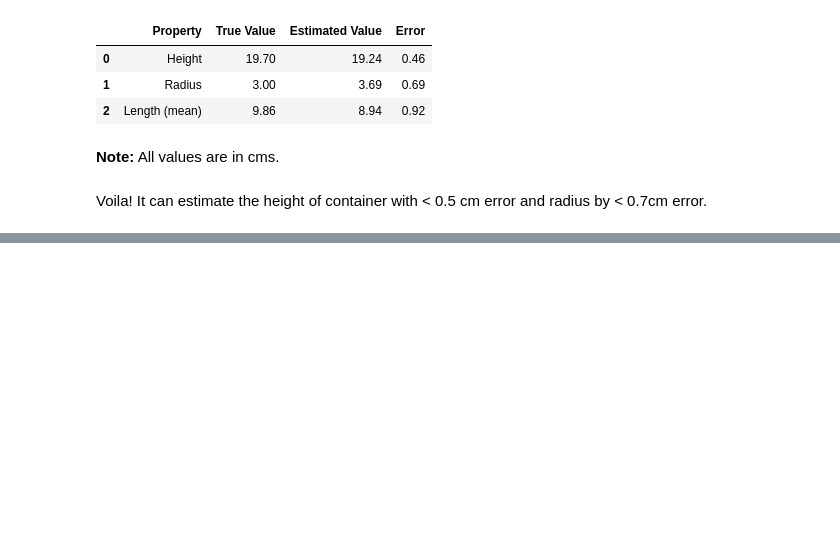
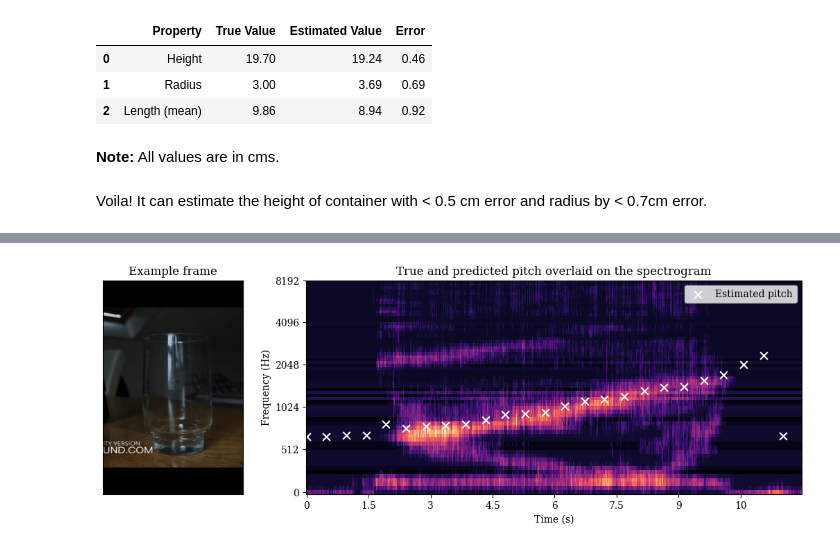
Before and after one commit to bpiyush/SoundOfWater, a Jupyter notebook: playground.ipynb, the cells around one changed output, grey strips where cells are left out. Saved outputs shown, nothing was run; the diff lists cells and outputs as text; code cells hidden in the pictures; blank space fills up the shorter version.

```diff
--- a/playground.ipynb
+++ b/playground.ipynb
@@ -446,0 +463,77 @@ Voila! It can estimate the height of container with < 0.5 cm error and radius by
+# %%
+# Path to the video
+video_path = "./media_assets/ayNzH0uygFw_9.0_21.0.mp4"
+
+# Load video frame
+vr = decord.VideoReader(video_path, num_threads=1)
+duration = len(vr) / vr.get_avg_fps()
+timestamps = np.linspace(0, duration, num=25, endpoint=False)
+frame = PIL.Image.fromarray(vr[0].asnumpy())
+frame = audio_loader.crop_or_pad_to_size(frame, size=(270, 480))
+
+
+y = audio_loader.load_audio_clips(
+    audio_path=video_path,
+    clips=None,
+    load_entire=True,
+    cut_to_clip_len=False,
+    **aload_args,
+)[0]
+S = audio_loader.librosa_harmonic_spectrogram_db(
+    y,
+    sr=visualise_args["sr"],
+    n_fft=visualise_args["n_fft"],
+    hop_length=visualise_args["hop_length"],
+    n_mels=visualise_args['n_mels'],
+)
+
+
+# Load and transform input audio
+audio = audio_loader.load_and_process_audio(
+    audio_path=video_path,
+    clips=None,
+    load_entire=True,
+    cut_to_clip_len=False,
+    audio_transform=audio_transform,
+    aload_args=aload_args,
+    apipe_args=apipe_args,
+)[0]
+
+# Run inference
+with torch.no_grad():
+    NS = audio.shape[-1]
+    duration = NS / 16000
+    t = torch.tensor([[0, duration]]).unsqueeze(0)
+    x = audio.unsqueeze(0)
+    z_audio = model.backbone(x, t)[0][0].cpu()
+    y_audio = model(x, t)["axial"][0][0].cpu()
+
+# Timestamps for evaluation
+n_frames = len(y_audio)
+timestamps_eval = librosa.frames_to_time(
+    np.arange(n_frames),
+    sr=visualise_args['sr'],
+    n_fft=visualise_args['n_fft'],
+    hop_length=visualise_args['hop_length'],
+)
+timestamps_eval
+
+# Get predicted frequencies at these times
+wavelengths = y_audio @ torch.linspace(
+    0, visualise_args['w_max'], visualise_args['n_bins'],
+)
+f_pred = visualise_args['C'] / wavelengths
+
+# Pick only those timestamps where we define the true pitch
+indices = su.misc.find_nearest_indices(timestamps_eval, timestamps)
+f_pred = f_pred[indices]
+
+
+# Show the true/pref pitch overlaid on the spectrogram
+fig, axes = define_axes()
+show_frame_and_spectrogram(frame, S, visualise_args, axes=axes)
+scatter_pitch(axes[1], timestamps, f_pred, color="white", label="Estimated pitch", marker="x")
+axes[1].set_title("True and predicted pitch overlaid on the spectrogram")
+plt.show()
+# %% [output]
+[figure, added]
```
Also changed, not shown: parts of 12 cells of this notebook, 1 other file.
